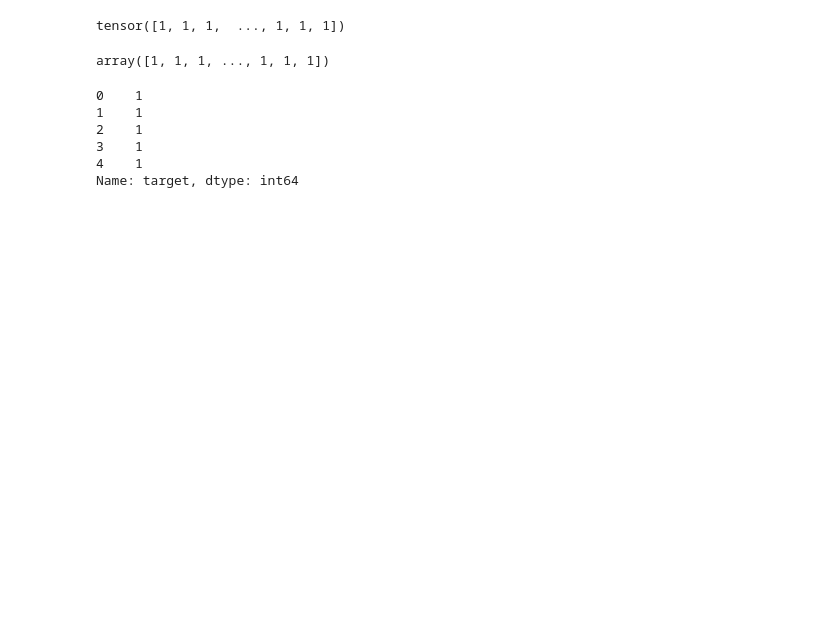
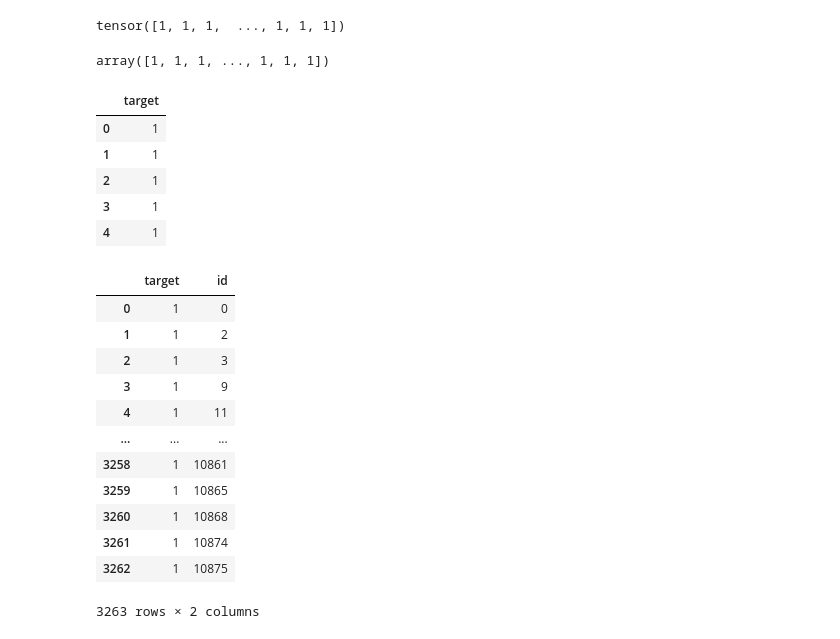
Before and after one commit to paramsingh/ml, a Jupyter notebook: kaggle/disaster-tweets/01-basic-fastai-model.ipynb, the cells around one changed output. Drawn from its saved outputs; the diff is of its cells as text; code cells hidden in the pictures; blank space fills up the shorter version.

```diff
--- a/kaggle/disaster-tweets/01-basic-fastai-model.ipynb
+++ b/kaggle/disaster-tweets/01-basic-fastai-model.ipynb
@@ -78,7 +78,7 @@ learn.show_results()
 | 7 | xxbos * new * xxmaj snap xxmaj on... | 0 | 0 |
 | 8 | xxbos xxmaj we 're # hiring ! xxm... | 1 | 0 |
 # %%
-test_dl = dls.test_dl(pd.read_csv(path/'test.csv')['text'])
+test_dl = dls.test_dl(pd.read_csv(path/'test.csv'))
 # %%
 test_dl.show_batch()
 # %% [output]
@@ -116,14 +120,32 @@ results.numpy()
 # %% [output]
 array([1, 1, 1, ..., 1, 1, 1])
 # %%
-series = pd.Series(results.numpy(), name='target')
+series = pd.DataFrame(results.numpy(), columns=['target'])
 # %%
 series.head()
 # %% [output]
-0    1
-1    1
-2    1
-3    1
-4    1
-Name: target, dtype: int64
+|  | target |
+| 0 | 1 |
+| 1 | 1 |
+| 2 | 1 |
+| 3 | 1 |
+| 4 | 1 |
+# %%
+series['id'] = pd.read_csv(path/'test.csv')['id']
+# %%
+series
+# %% [output]
+|  | target | id |
+| 0 | 1 | 0 |
+| 1 | 1 | 2 |
+| 2 | 1 | 3 |
+| 3 | 1 | 9 |
+| 4 | 1 | 11 |
+| ... | ... | ... |
+| 3258 | 1 | 10861 |
+| 3259 | 1 | 10865 |
+| 3260 | 1 | 10868 |
+| 3261 | 1 | 10874 |
+| 3262 | 1 | 10875 |
+3263 rows × 2 columns
 # %%
```
Also changed, not shown: parts of 2 cells of this notebook, 1 other file.
